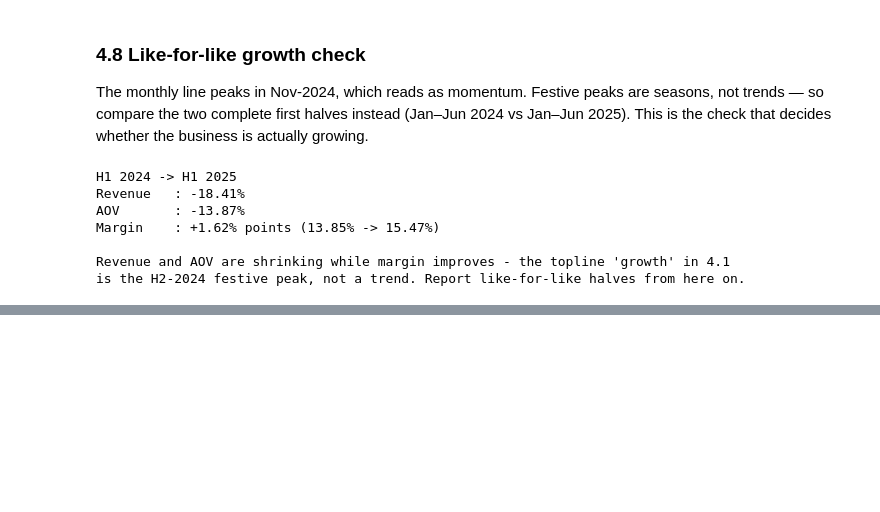
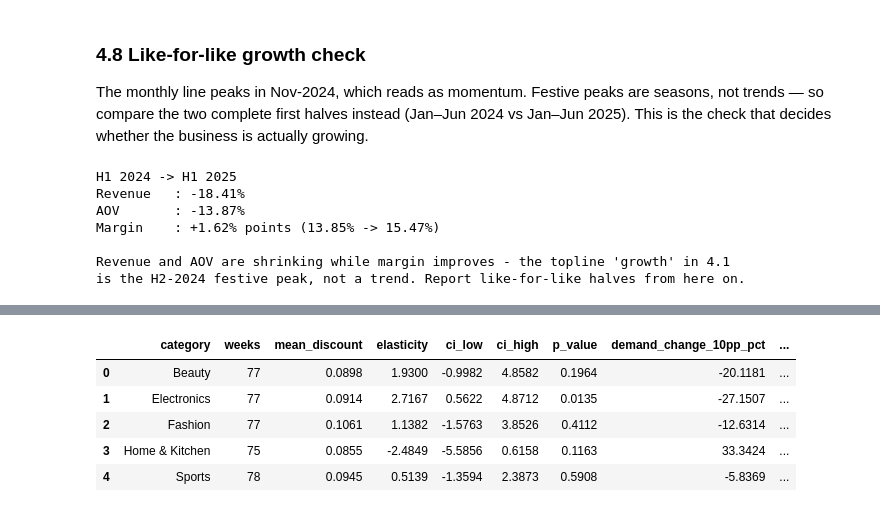
Before and after one commit to Lifewitdata/ecommerce-sales-analysis, a Jupyter notebook: Ecommerce_Sales_Analysis.ipynb, the cells around one changed output, grey strips where cells are left out. Drawn from its saved outputs; the diff is of its cells as text; code cells hidden in the pictures; blank space fills up the shorter version.

```diff
--- a/Ecommerce_Sales_Analysis.ipynb
+++ b/Ecommerce_Sales_Analysis.ipynb
@@ -451,0 +508,43 @@ is the H2-2024 festive peak, not a trend. Report like-for-like halves from here
+# %%
+import statsmodels.api as sm
+import statsmodels.formula.api as smf
+
+weekly_orders = df.assign(week=df["order_date"].dt.to_period("W-SUN").dt.start_time,
+                         discounted_units=df["quantity"] * df["discount"])
+last_complete_week = df["order_date"].max().to_period("W-SUN").start_time
+weekly_orders = weekly_orders[weekly_orders["week"] < last_complete_week]
+category_week = weekly_orders.groupby(["category", "week"]).agg(
+    units=("quantity", "sum"), discounted_units=("discounted_units", "sum"))
+category_week = category_week.reset_index()
+category_week["discount_depth"] = category_week["discounted_units"] / category_week["units"]
+category_week["log_price_index"] = np.log1p(-category_week["discount_depth"])
+category_week["log_units"] = np.log(category_week["units"])
+category_week["time"] = (category_week["week"] - category_week["week"].min()).dt.days / 7
+category_week["annual_sin"] = np.sin(2 * np.pi * category_week["time"] / 52.18)
+category_week["annual_cos"] = np.cos(2 * np.pi * category_week["time"] / 52.18)
+elasticity_rows = []
+for category, group in category_week.groupby("category"):
+    model = smf.ols("log_units ~ log_price_index + time + annual_sin + annual_cos", data=group).fit(
+        cov_type="HAC", cov_kwds={"maxlags": 4})
+    beta = model.params["log_price_index"]
+    low, high = model.conf_int().loc["log_price_index"]
+    depth = group["discount_depth"].mean()
+    price_change = np.log((1 - depth - .10) / (1 - depth))
+    response = np.expm1(beta * price_change) * 100
+    response_bounds = sorted(np.expm1(np.array([low, high]) * price_change) * 100)
+    elasticity_rows.append(dict(category=category, weeks=len(group), mean_discount=depth,
+                                elasticity=beta, ci_low=low, ci_high=high,
+                                p_value=model.pvalues["log_price_index"],
+                                demand_change_10pp_pct=response,
+                                demand_ci_low_pct=response_bounds[0], demand_ci_high_pct=response_bounds[1]))
+elasticity = pd.DataFrame(elasticity_rows)
+category_week.to_csv(ARTIFACTS / "category_week_demand.csv", index=False)
+elasticity.to_csv(ARTIFACTS / "category_elasticity.csv", index=False)
+display(elasticity.round(4))
+# %% [output]
+|  | category | weeks | mean_discount | elasticity | ci_low | ci_high | p_value | demand_change_10pp_pct | ... |
+| 0 | Beauty | 77 | 0.0898 | 1.9300 | -0.9982 | 4.8582 | 0.1964 | -20.1181 | ... |
+| 1 | Electronics | 77 | 0.0914 | 2.7167 | 0.5622 | 4.8712 | 0.0135 | -27.1507 | ... |
+| 2 | Fashion | 77 | 0.1061 | 1.1382 | -1.5763 | 3.8526 | 0.4112 | -12.6314 | ... |
+| 3 | Home & Kitchen | 75 | 0.0855 | -2.4849 | -5.5856 | 0.6158 | 0.1163 | 33.3424 | ... |
+| 4 | Sports | 78 | 0.0945 | 0.5139 | -1.3594 | 2.3873 | 0.5908 | -5.8369 | ... |
```
Also changed, not shown: parts of 19 cells of this notebook, 40 other files.
